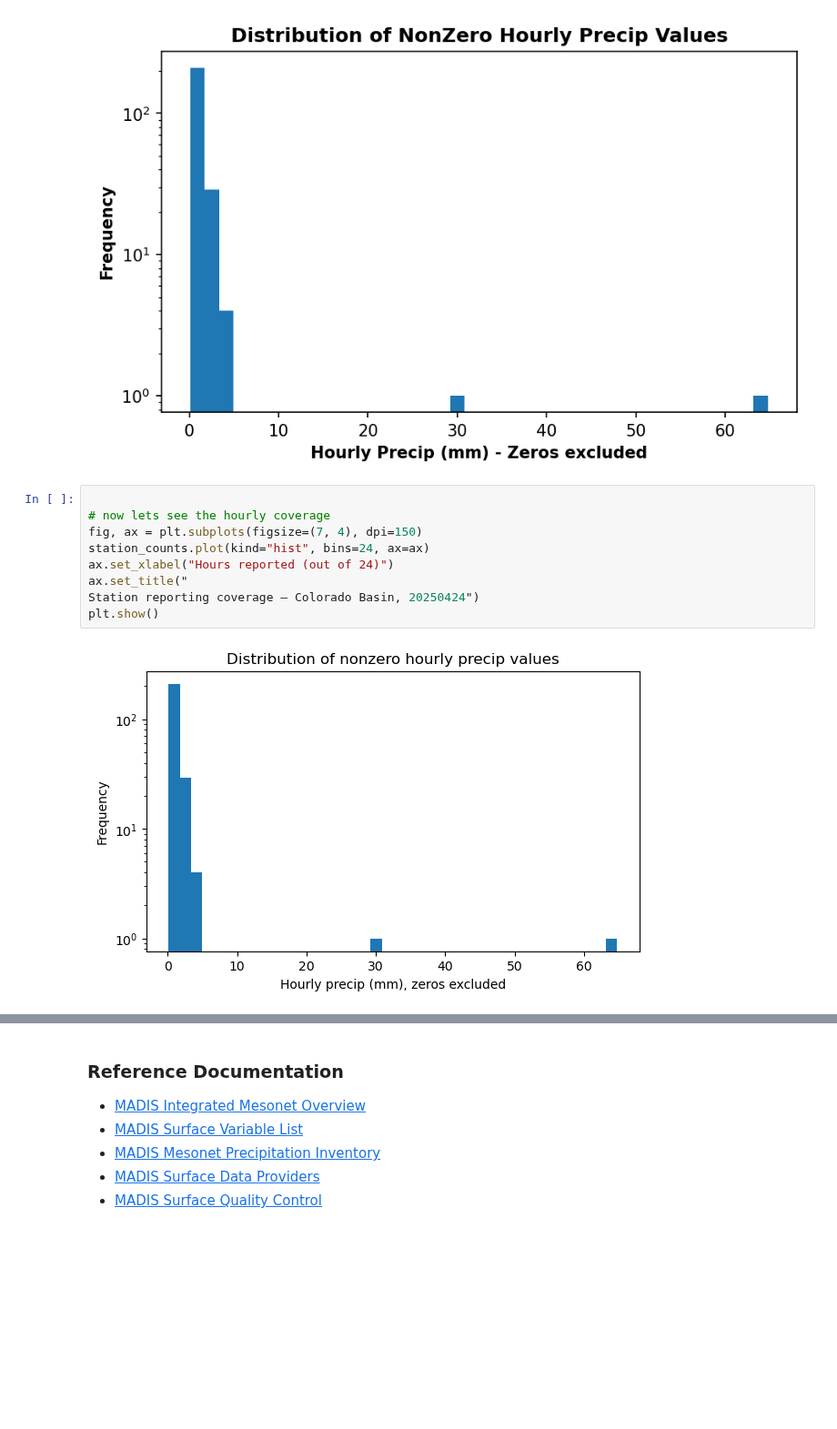
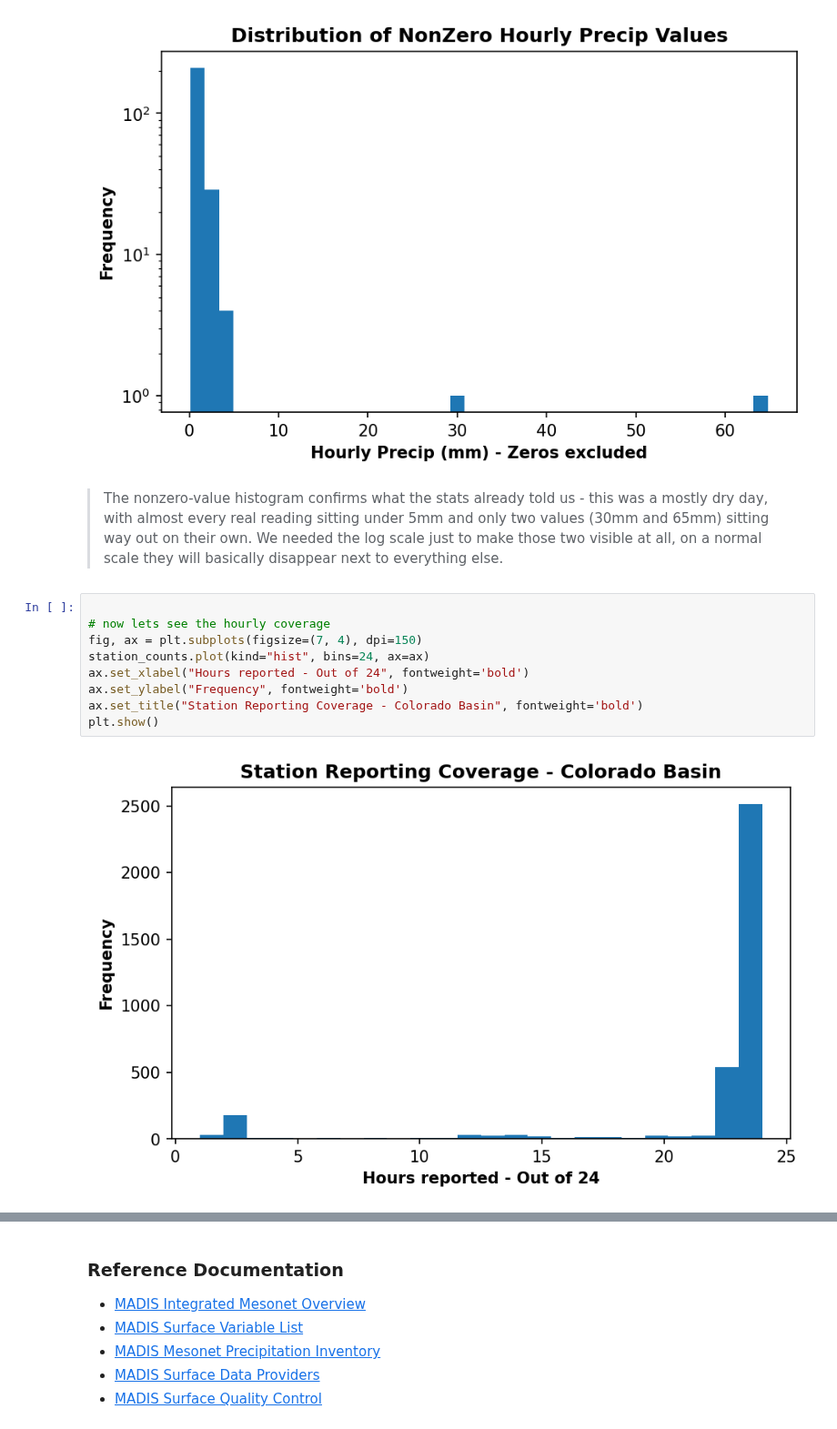
Before and after one commit to MAdil45/precipitation_uncertainty_modeling, a Jupyter notebook: dataset/data_understanding/madis_gage_observations/madis_gage_observations.ipynb, the cells around one changed output, grey strips where cells are left out. Shown at 91% size. Drawn from its saved outputs; the diff is of its cells as text; blank space fills up the shorter version.

```diff
--- a/dataset/data_understanding/madis_gage_observations/madis_gage_observations.ipynb
+++ b/dataset/data_understanding/madis_gage_observations/madis_gage_observations.ipynb
@@ -845,14 +845,16 @@ ax.set_title("Distribution of NonZero Hourly Precip Values", fontweight='bold')
 plt.show()
 # %% [output]
 [figure]
+# %% [markdown]
+> The nonzero-value histogram confirms what the stats already told us - this was a mostly dry day, with almost every real reading sitting under 5mm and only two values (30mm and 65mm) sitting way out on their own. We needed the log scale just to make those two visible at all, on a normal scale they will basically disappear next to everything else.
 # %%
 
 # now lets see the hourly coverage
 fig, ax = plt.subplots(figsize=(7, 4), dpi=150)
 station_counts.plot(kind="hist", bins=24, ax=ax)
-ax.set_xlabel("Hours reported (out of 24)")
-ax.set_title("
-Station reporting coverage — Colorado Basin, 20250424")
+ax.set_xlabel("Hours reported - Out of 24", fontweight='bold')
+ax.set_ylabel("Frequency", fontweight='bold')
+ax.set_title("Station Reporting Coverage - Colorado Basin", fontweight='bold')
 plt.show()
 # %% [output]
-[figure, old version]
+[figure, new version]
```
Also changed, not shown: parts of 6 cells of this notebook.
